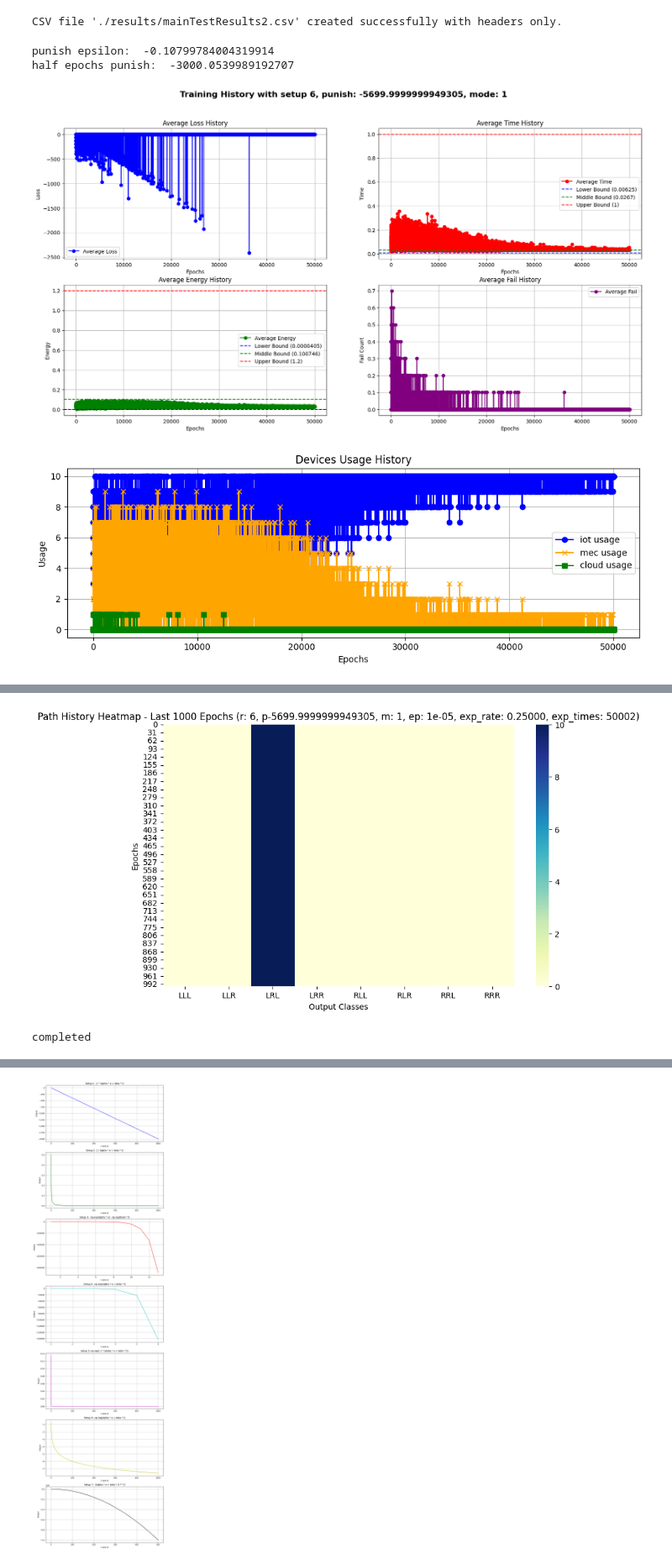
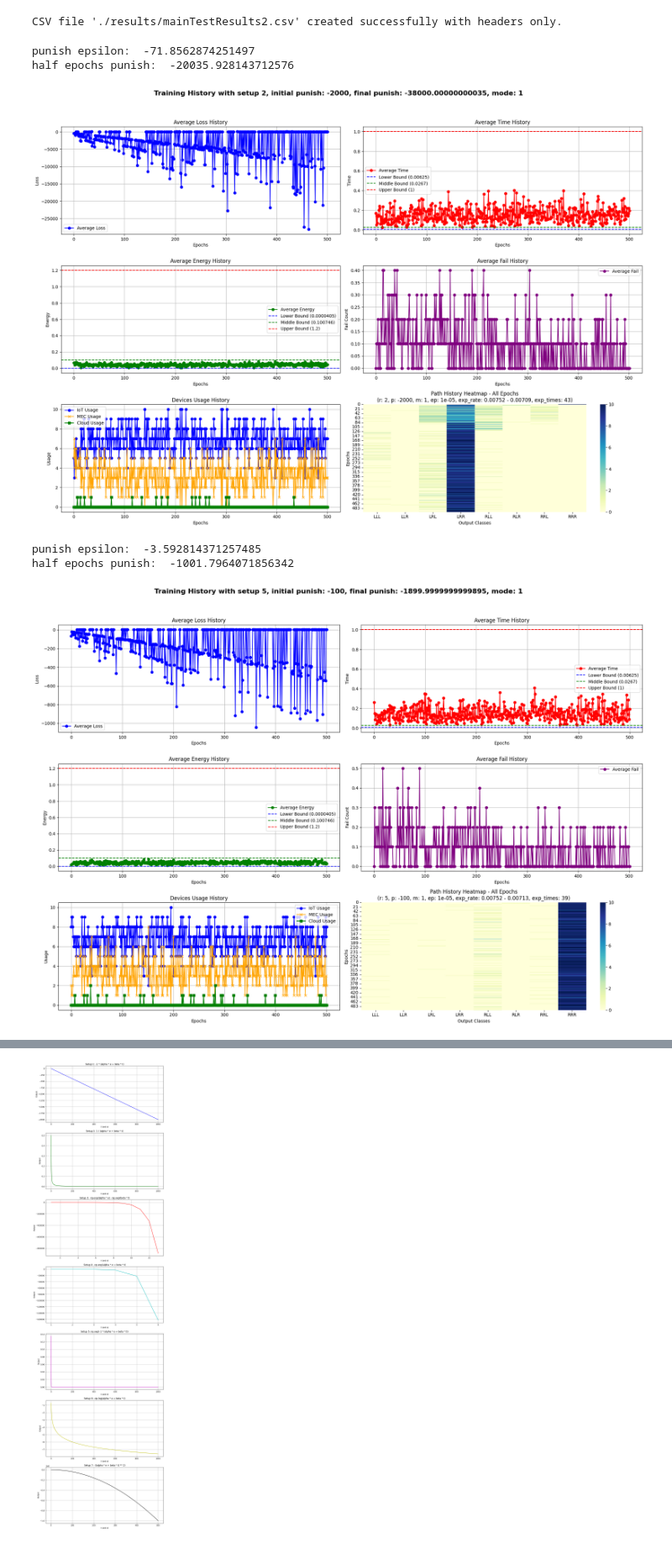
Before and after one commit to seyedAliHamedi/DTRL, a Jupyter notebook: main.ipynb, the cells around one changed output, grey strips where cells are left out. Shown at 84% size. Cells and saved outputs as stored; diff of their text form; code cells hidden in the pictures.

```diff
--- a/main.ipynb
+++ b/main.ipynb
@@ -20,7 +20,7 @@ import seaborn as sns
 # %%
 devices_path = "./resources/devices.csv"
 # tasks_path = "./resources/mini_tasks.csv"
-tasks_path = "./resources/5050_tasks.csv"
+tasks_path = "./resources/tasks.csv"
 dataFile = "./results/mainTestResults2.csv"
 # %% [markdown]
 #### ALL THE DEVICES
@@ -311,10 +314,10 @@ def getSetup(e, t, setup, alpha=1, beta=1):
             return  -((alpha * e + beta * t) ** 2)
 # %%
 class Environment:
-    def __init__(self, num_epoch, num_episodes):
+    def __init__(self, num_epoch, num_episodes, punish):
         self.learning_mode = 0
         self.rewardSetup = 1
-        self.punish = 0
+        self.punish = punish
         self.punish_epsilon = 0
         self.alpha = 1
         self.beta = 1
@@ -322,6 +325,7 @@ class Environment:
         self.num_epochs = num_epoch
         self.taskList = []
         self.tasks_copy = None
+
 
         self.feature_size = 5
         self.num_actions = len(devices)
@@ -341,6 +345,7 @@ class Environment:
         self.path_history = []
 
         self.initial_exp_rate = self.agent.exploration_rate
+        self.initial_punish = self.punish
 
     def execute_action(self, state, action):
         self.taskList.pop(0)
@@ -351,8 +356,9 @@ class Environment:
             for coreIndex in range(len(device["occupied_cores"])):
                 if device["occupied_cores"][coreIndex] == 0:
                     total_t, total_e  = calc_total(device, state, coreIndex,0)
-
-                    reward = getSetup(total_e, total_t, self.rewardSetup,self.alpha, self.beta)
+                    reg_t = regularize_time(total_t)
+                    reg_e = regularize_energy(total_e)
+                    reward = getSetup(reg_e, reg_t, self.rewardSetup,self.alpha, self.beta)
                     return (reward,total_t,total_e,0,0)
         return (punishment,0,0, taskFail,safeFail)
 
@@ -533,7 +539,7 @@ class Environment:
         # Save the updated DataFrame back to CSV
         df.to_csv(dataFile, index=False)
 
-        plot_histories(self.rewardSetup, self.punish, self.learning_mode,
+        plot_histories(self.rewardSetup, self.initial_punish, self.punish, self.learning_mode,
                         self.agent.epsilon, self.initial_exp_rate, self.agent.exploration_rate,
                         self.agent.counter, self.avg_loss_history, self.avg_time_history,
                           self.avg_energy_history,
@@ -564,35 +570,37 @@ CSV file './results/mainTestResults2.csv' created successfully with headers only
 # %%
 
 def train_test(n):
-
+    # Without regularization
     # rpSetup_list = {1: [-6], 2: [-1500], 3: [-200], 4: [-100], 5: [-100], 6: [-300], 7: [-1] }
-    rpSetup_list = {6: [-300]}
-    # rpSetup_list = {1: [0], 2: [0], 3: [0], 4: [0], 5: [0], 6: [0], 7: [0] }
+    # With regularization
+    # rpSetup_list = {1: [-5], 2: [-2000], 3: [-110], 4: [-600], 5: [-100], 6: [-250], 7: [-0.6] }
+    rpSetup_list = {2: [-2000], 5: [-100], 6: [-250]}
 
     learning_modes = [1]
     for i in range(n):
         for reward, punishments in rpSetup_list.items():
             for punish, mode in itertools.product(punishments, learning_modes):
                 taskList, tasks_copy = read_tasks()
-                num_epochs = 50001
+                num_epochs = 501
                 num_episodes = 10
-                env = Environment(num_epochs, num_episodes)
+                env = Environment(num_epochs, num_episodes, punish)
                 env.learning_mode = mode
                 env.rewardSetup = reward
-                env.punish = punish
                 env.punish_epsilon = -(punish - (punish * 10)) / (num_epochs / 2)
                 print("punish epsilon: ", env.punish_epsilon)
                 env.taskList = taskList
                 env.tasks_copy = tasks_copy
 
 
                 tree = env.agent
                 env.train(env.num_epochs, env.num_episodes)
 
 train_test(1)
 print("completed")
 # %% [output]
-punish epsilon:  -0.10799784004319914
-half epochs punish:  -3000.0539989192707
+punish epsilon:  -71.8562874251497
+half epochs punish:  -20035.928143712576
-[figure, old version]
+[figure, new version]
+punish epsilon:  -3.592814371257485
+half epochs punish:  -1001.7964071856342
-[figure, old version]
+[figure, new version]
@@ -600,2 +609,0 @@ half epochs punish:  -3000.0539989192707
-[figure, removed]
-completed
```
Also changed, not shown: parts of 5 cells of this notebook, 31 other files.
